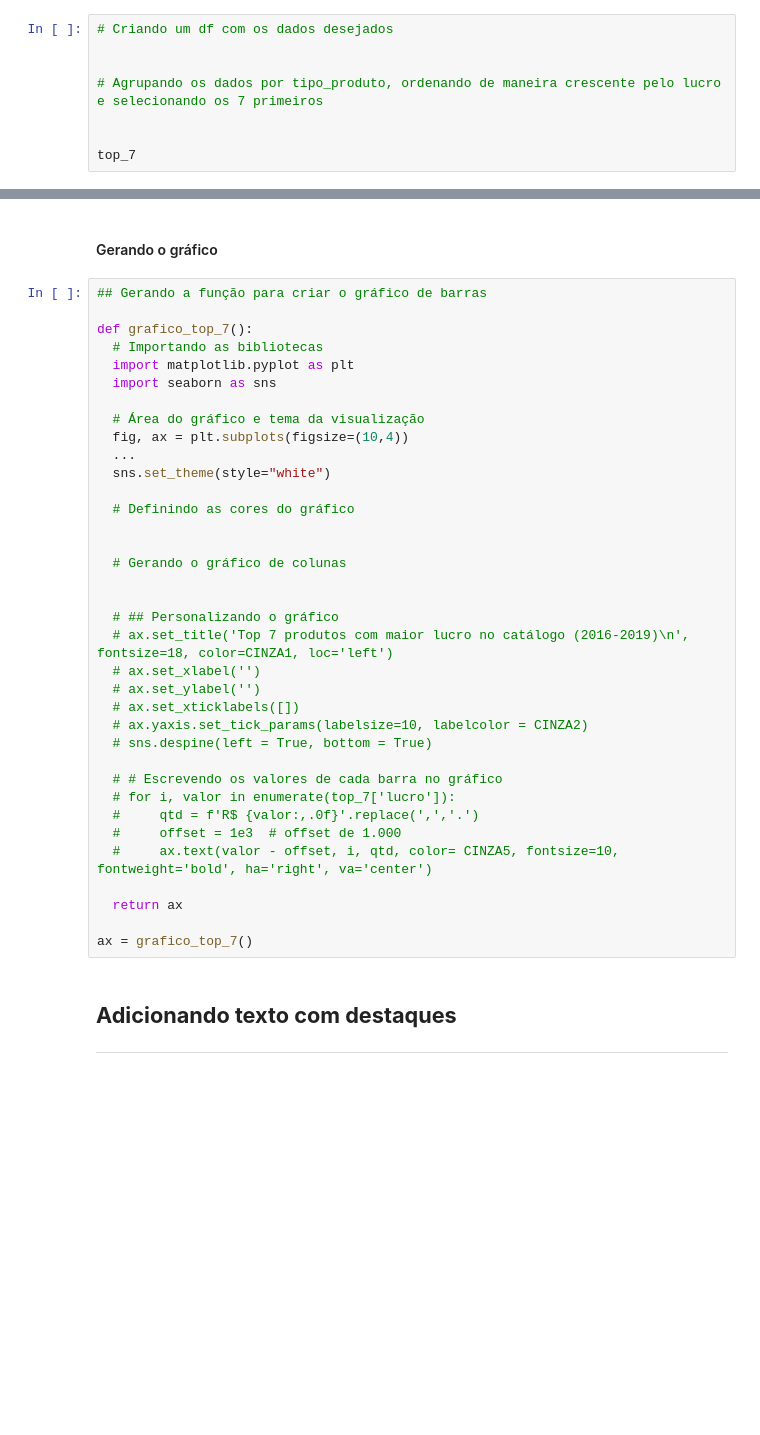
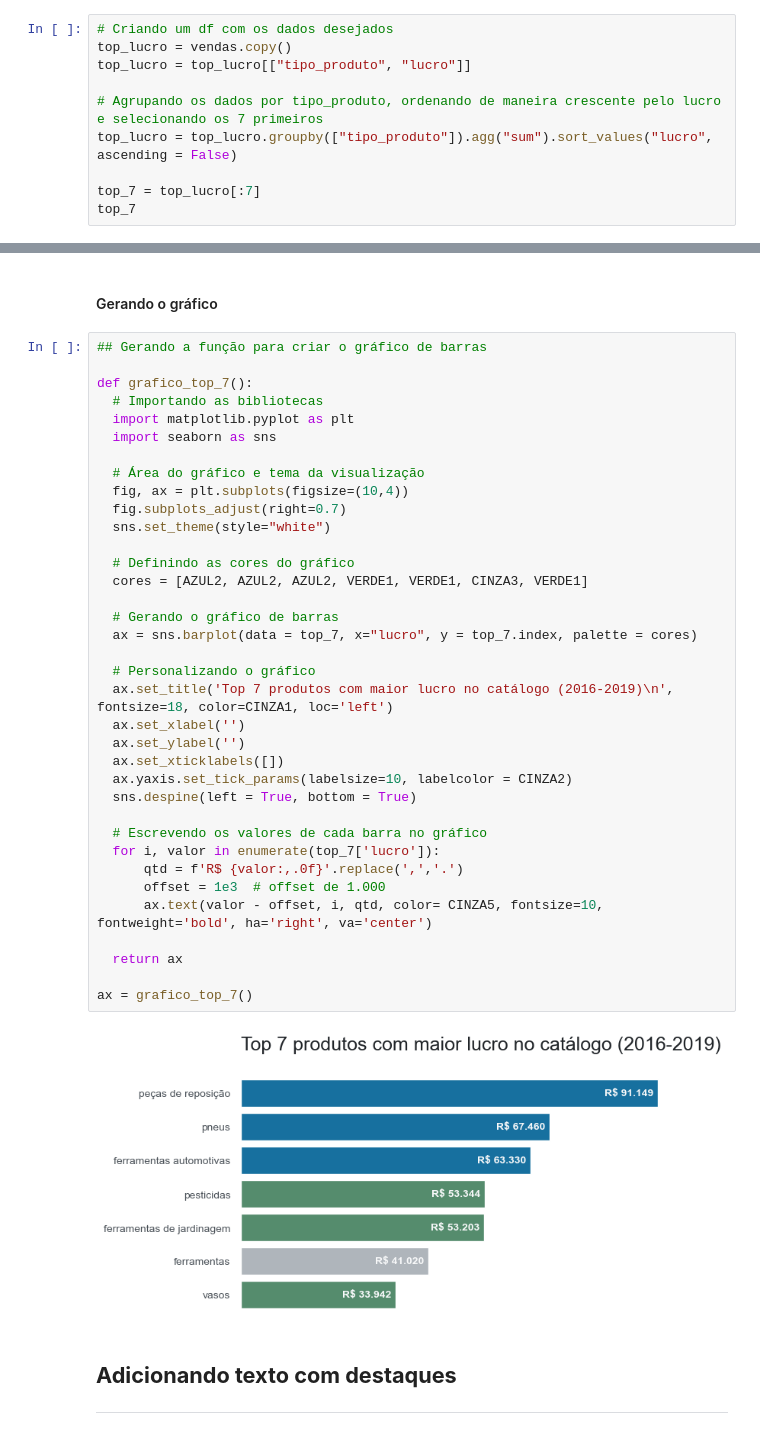
Before and after one commit to ledsouza/dataviz_vendas_lojas, a Jupyter notebook: Dataviz_ Gráficos.ipynb, the cells around one changed output, grey strips where cells are left out. Saved outputs shown, nothing was run; the diff lists cells and outputs as text; blank space fills up the shorter version.

```diff
--- a/Dataviz_ Gráficos.ipynb
+++ b/Dataviz_ Gráficos.ipynb
@@ -221,9 +325,11 @@ Como sugestão, podemos testar essa técnica também com outros valores em nossa
 #### Tratando os dados para gerar a visualização
 # %%
 # Criando um df com os dados desejados
-
+top_lucro = vendas.copy()
+top_lucro = top_lucro[["tipo_produto", "lucro"]]
 
 # Agrupando os dados por tipo_produto, ordenando de maneira crescente pelo lucro e selecionando os 7 primeiros
+top_lucro = top_lucro.groupby(["tipo_produto"]).agg("sum").sort_values("lucro", ascending = False)
 
-
+top_7 = top_lucro[:7]
 top_7
@@ -232,39 +348,41 @@ top_7
 # %%
 ## Gerando a função para criar o gráfico de barras
 
 def grafico_top_7():
   # Importando as bibliotecas
   import matplotlib.pyplot as plt
   import seaborn as sns
 
   # Área do gráfico e tema da visualização
   fig, ax = plt.subplots(figsize=(10,4))
-  ...
+  fig.subplots_adjust(right=0.7)
   sns.set_theme(style="white")
 
   # Definindo as cores do gráfico
+  cores = [AZUL2, AZUL2, AZUL2, VERDE1, VERDE1, CINZA3, VERDE1]
 
+  # Gerando o gráfico de barras
+  ax = sns.barplot(data = top_7, x="lucro", y = top_7.index, palette = cores)
 
-  # Gerando o gráfico de colunas
+  # Personalizando o gráfico
+  ax.set_title('Top 7 produtos com maior lucro no catálogo (2016-2019)\n', fontsize=18, color=CINZA1, loc='left')
+  ax.set_xlabel('')
+  ax.set_ylabel('')
+  ax.set_xticklabels([])
+  ax.yaxis.set_tick_params(labelsize=10, labelcolor = CINZA2)
+  sns.despine(left = True, bottom = True)
 
-
-  # ## Personalizando o gráfico
-  # ax.set_title('Top 7 produtos com maior lucro no catálogo (2016-2019)\n', fontsize=18, color=CINZA1, loc='left')
-  # ax.set_xlabel('')
-  # ax.set_ylabel('')
-  # ax.set_xticklabels([])
-  # ax.yaxis.set_tick_params(labelsize=10, labelcolor = CINZA2)
-  # sns.despine(left = True, bottom = True)
-
-  # # Escrevendo os valores de cada barra no gráfico
-  # for i, valor in enumerate(top_7['lucro']):
-  #     qtd = f'R$ {valor:,.0f}'.replace(',','.')
-  #     offset = 1e3  # offset de 1.000
-  #     ax.text(valor - offset, i, qtd, color= CINZA5, fontsize=10, fontweight='bold', ha='right', va='center')
+  # Escrevendo os valores de cada barra no gráfico
+  for i, valor in enumerate(top_7['lucro']):
+      qtd = f'R$ {valor:,.0f}'.replace(',','.')
+      offset = 1e3  # offset de 1.000
+      ax.text(valor - offset, i, qtd, color= CINZA5, fontsize=10, fontweight='bold', ha='right', va='center')
 
   return ax
 
 ax = grafico_top_7()
+# %% [output]
+[figure, added]
 # %% [markdown]
 ## **Adicionando texto com destaques**
 
```
Also changed, not shown: parts of 17 cells of this notebook.
